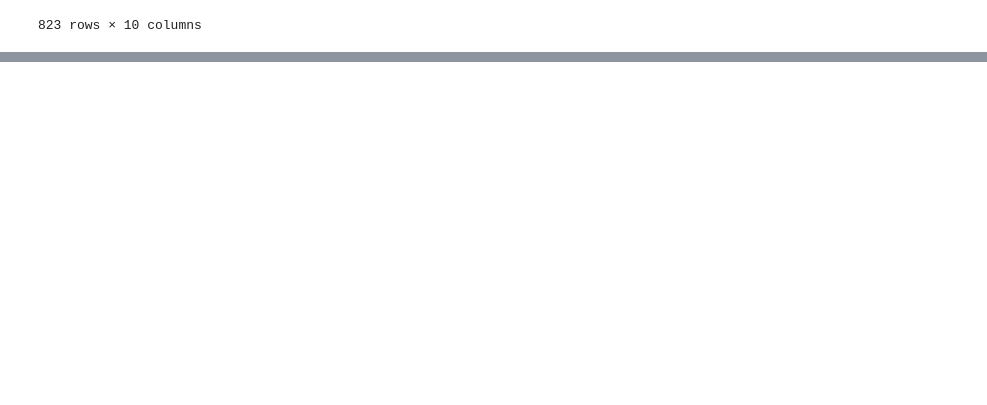
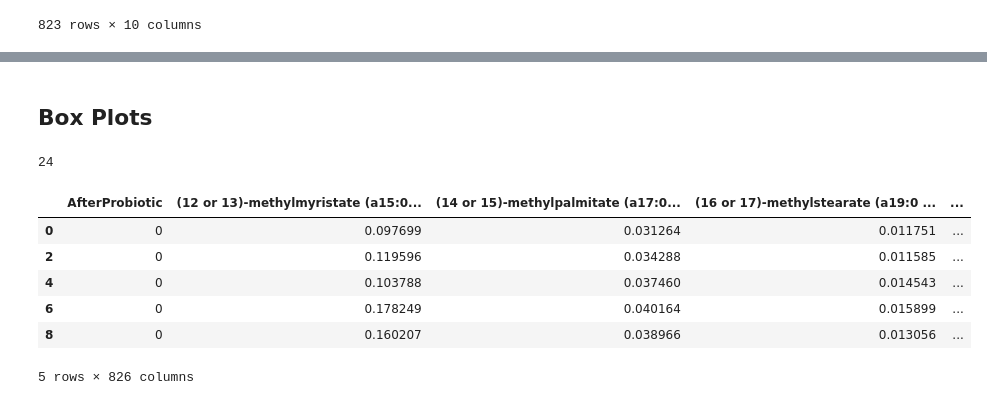
Before and after one commit to danielchang2002/FecalMetabolomics, a Jupyter notebook: notebooks/DataVisualization.ipynb, the cells around one changed output, grey strips where cells are left out. Saved outputs shown, nothing was run; the diff lists cells and outputs as text; code cells hidden in the pictures; blank space fills up the shorter version.

Commit message:
:package: box plots

```diff
--- a/notebooks/DataVisualization.ipynb
+++ b/notebooks/DataVisualization.ipynb
@@ -151,0 +153,44 @@ plt.show()
+# %% [markdown]
+## Box Plots
+# %%
+box_list = [
+"myristoleate (14:1n5)",
+"palmitoleoyl ethanolamide*",
+"deoxycholate",
+"serotonin",
+"lithocholate",
+"alpha-muricholate",
+"pyridoxine (Vitamin B6)",
+"dihydoxyphenylalanine (L-DOPA)",
+"taurocholate",
+"docosahexaenoate (DHA; 22:6n3)",
+"docosapentaenoate (n3 DPA; 22:5n3)",
+"enterodiol",
+"oleoyl ethanolamide",
+"octadecanedioate (C18-DC)",
+"dihomo-linolenate (20:3n3 or n6)",
+"tauro-beta-muricholate",
+"beta-muricholate",
+"hyodeoxycholate",
+"stearoyl ethanolamide",
+"cholesterol",
+"valine",
+"pyridoxal",
+"campesterol",
+"valerate (5:0)",
+]
+len(box_list)
+# %% [output]
+24
+# %%
+pre = df[df['AfterProbiotic'] == 0]
+post = df[df['AfterProbiotic'] == 1]
+pre.head()
+# %% [output]
+|  | AfterProbiotic | (12 or 13)-methylmyristate (a15:0... | (14 or 15)-methylpalmitate (a17:0... | (16 or 17)-methylstearate (a19:0 ... | ... |
+| 0 | 0 | 0.097699 | 0.031264 | 0.011751 | ... |
+| 2 | 0 | 0.119596 | 0.034288 | 0.011585 | ... |
+| 4 | 0 | 0.103788 | 0.037460 | 0.014543 | ... |
+| 6 | 0 | 0.178249 | 0.040164 | 0.015899 | ... |
+| 8 | 0 | 0.160207 | 0.038966 | 0.013056 | ... |
+5 rows × 826 columns
```
Also changed, not shown: parts of 7 cells of this notebook.
